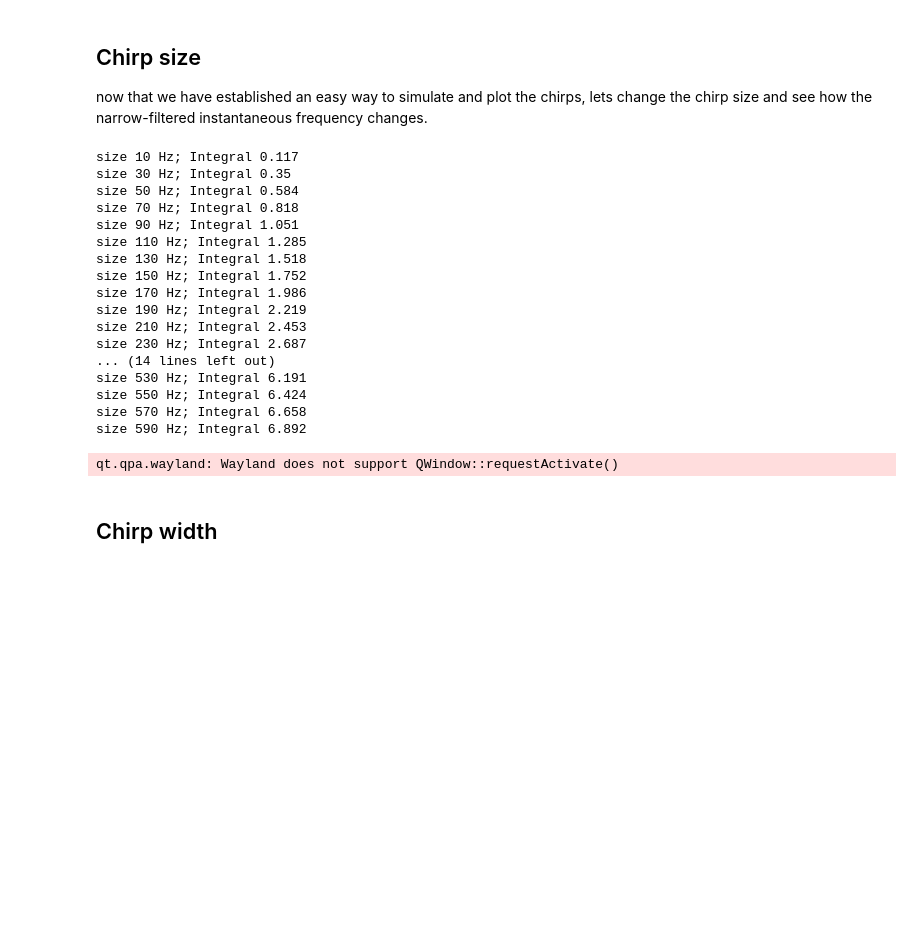
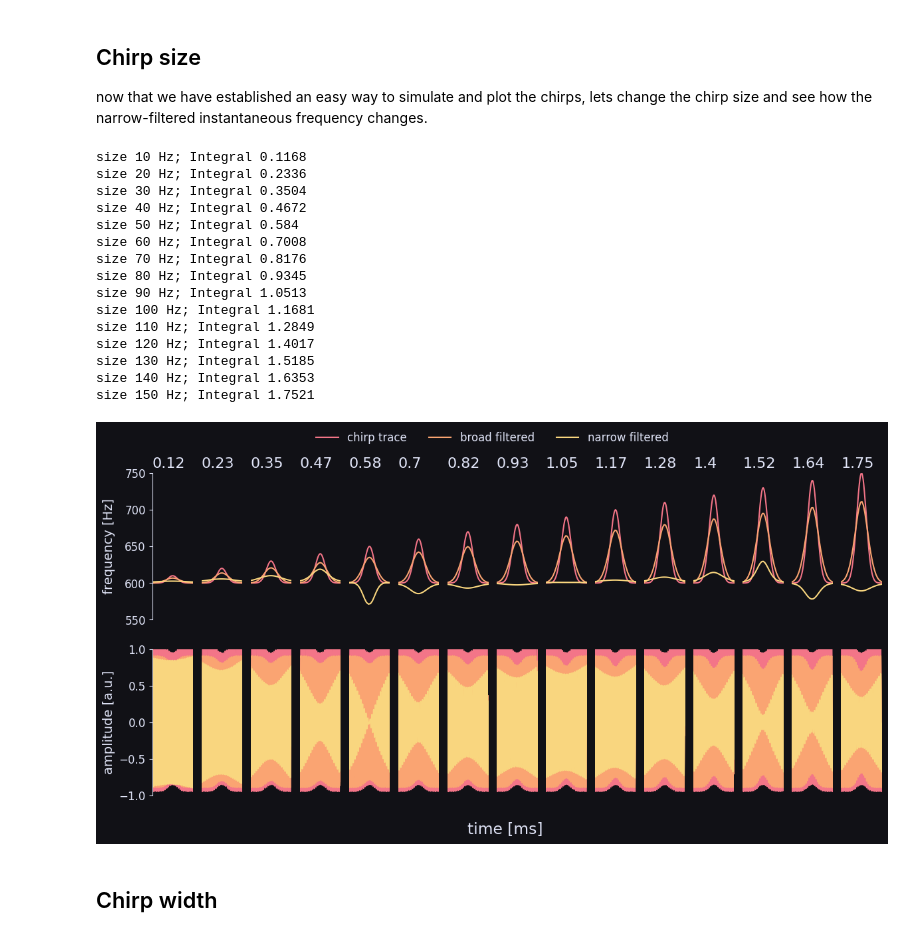
Before and after one commit to weygoldt/gp-chirpdetector, a Jupyter notebook: chirp_instantaneous_freq/chirp_exploration.ipynb, the cells around one changed output. Saved outputs shown, nothing was run; the diff lists cells and outputs as text; code cells hidden in the pictures; blank space fills up the shorter version.

```diff
--- a/chirp_instantaneous_freq/chirp_exploration.ipynb
+++ b/chirp_instantaneous_freq/chirp_exploration.ipynb
@@ -89,46 +89,64 @@ qt.qpa.wayland: Wayland does not support QWindow::requestActivate()
 ## Chirp size
 now that we have established an easy way to simulate and plot the chirps, lets change the chirp size and see how the narrow-filtered instantaneous frequency changes.
 # %%
-sizes = np.arange(10, 600, 20)
-fig, axs = plt.subplots(2, len(sizes), figsize=(10, 5), sharex=True, sharey='row')
+sizes = np.arange(10, 160, 10)
+fig, axs = plt.subplots(2, len(sizes), figsize=(36*ps.cm, 16*ps.cm))
 integrals = []
 
 for i, size in enumerate(sizes):
     original, broad, narrow = filtered_chirp(600, size, 0.02, 1, 0.1, 0)
 
-    integral = np.sum(original[1]-600)/(20000)
+    integral = np.sum(original[1] - 600)/(20000)
     integrals.append(integral)
 
     plot(original, broad, narrow, axs[:, i])
-    axs[:, i][0].set_xlim(0.06, 0.14)
-    axs[0, i].set_title(np.round(integral, 3))
-    print(f'size {size} Hz; Integral {np.round(integral,3)}')
+
+    axs[:, i][0].set_xlim(0.08*1000, 0.12*1000)
+    axs[:, i][0].set_ylim(550, 750)
+    axs[:, i][1].set_xlim(0.08*1000, 0.12*1000)
+    axs[:, i][1].set_ylim(-1, 1)
+
+    axs[0, i].set_title(np.round(integral, 2))
+    print(f'size {size} Hz; Integral {np.round(integral, 4)}')
+
+    # hide all x axes
+    for ax in axs[:, i]:
+        ax.set_xlabel('')
+        ax.set_xticks([])
+        ax.spines['bottom'].set_visible(False)
+
+    # remove all but the firt y axis
+    if i != 0:
+        for ax in axs[:, i]:
+            ax.set_ylabel('')
+            ax.set_yticks([])
+            ax.spines['left'].set_visible(False)
+
 
 fig.legend(handles=axs[0,0].get_lines(), loc='upper center', ncol=3)
 axs[0,0].set_ylabel('frequency [Hz]')
 axs[1,0].set_ylabel('amplitude [a.u.]')
-fig.supxlabel('time [s]')
+fig.supxlabel('time [ms]')
 fig.align_labels()
+plt.savefig('../assets/width.svg')
 plt.show()
 # %% [output]
-size 10 Hz; Integral 0.117
-size 30 Hz; Integral 0.35
+size 10 Hz; Integral 0.1168
+size 20 Hz; Integral 0.2336
+size 30 Hz; Integral 0.3504
+size 40 Hz; Integral 0.4672
 size 50 Hz; Integral 0.584
-size 70 Hz; Integral 0.818
-size 90 Hz; Integral 1.051
-size 110 Hz; Integral 1.285
-size 130 Hz; Integral 1.518
-size 150 Hz; Integral 1.752
-size 170 Hz; Integral 1.986
-size 190 Hz; Integral 2.219
-size 210 Hz; Integral 2.453
-size 230 Hz; Integral 2.687
-... (14 lines left out)
-size 530 Hz; Integral 6.191
-size 550 Hz; Integral 6.424
-size 570 Hz; Integral 6.658
-size 590 Hz; Integral 6.892
+size 60 Hz; Integral 0.7008
+size 70 Hz; Integral 0.8176
+size 80 Hz; Integral 0.9345
+size 90 Hz; Integral 1.0513
+size 100 Hz; Integral 1.1681
+size 110 Hz; Integral 1.2849
+size 120 Hz; Integral 1.4017
+size 130 Hz; Integral 1.5185
+size 140 Hz; Integral 1.6353
+size 150 Hz; Integral 1.7521
-qt.qpa.wayland: Wayland does not support QWindow::requestActivate()
+[figure, added]
 # %% [markdown]
 ## Chirp width
 # %%
```
Also changed, not shown: parts of 4 cells of this notebook, 8 other files.
